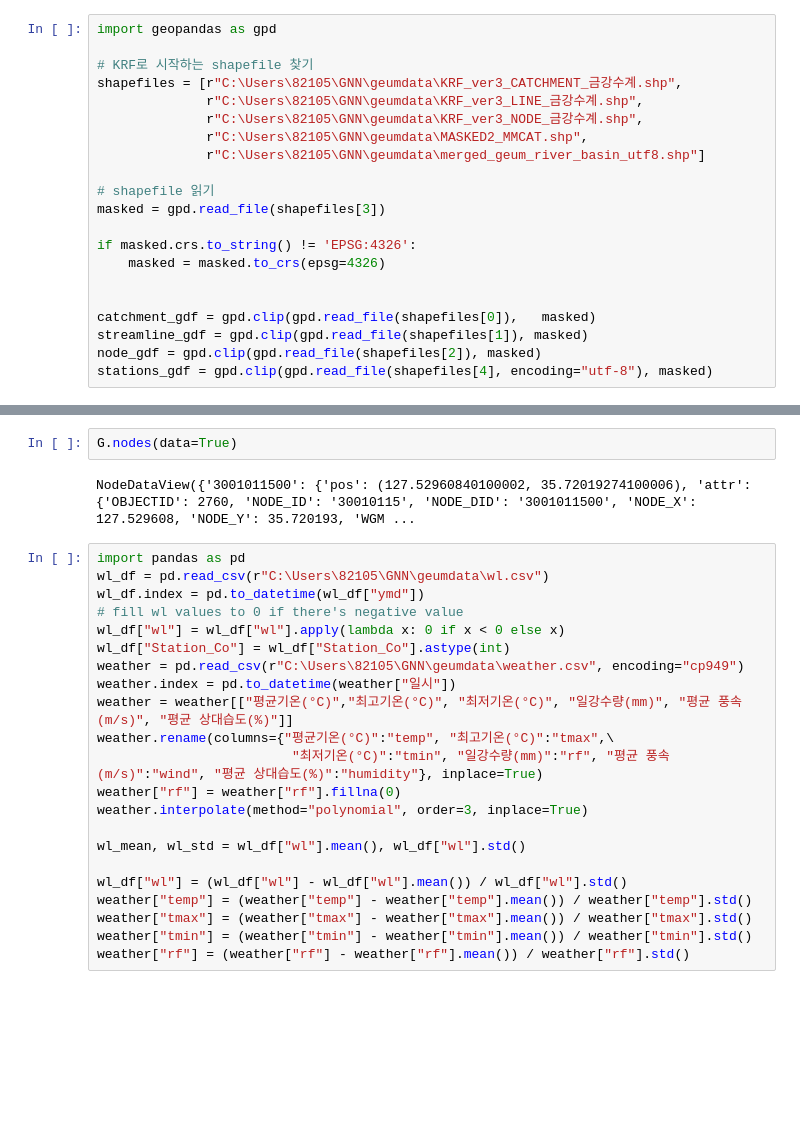
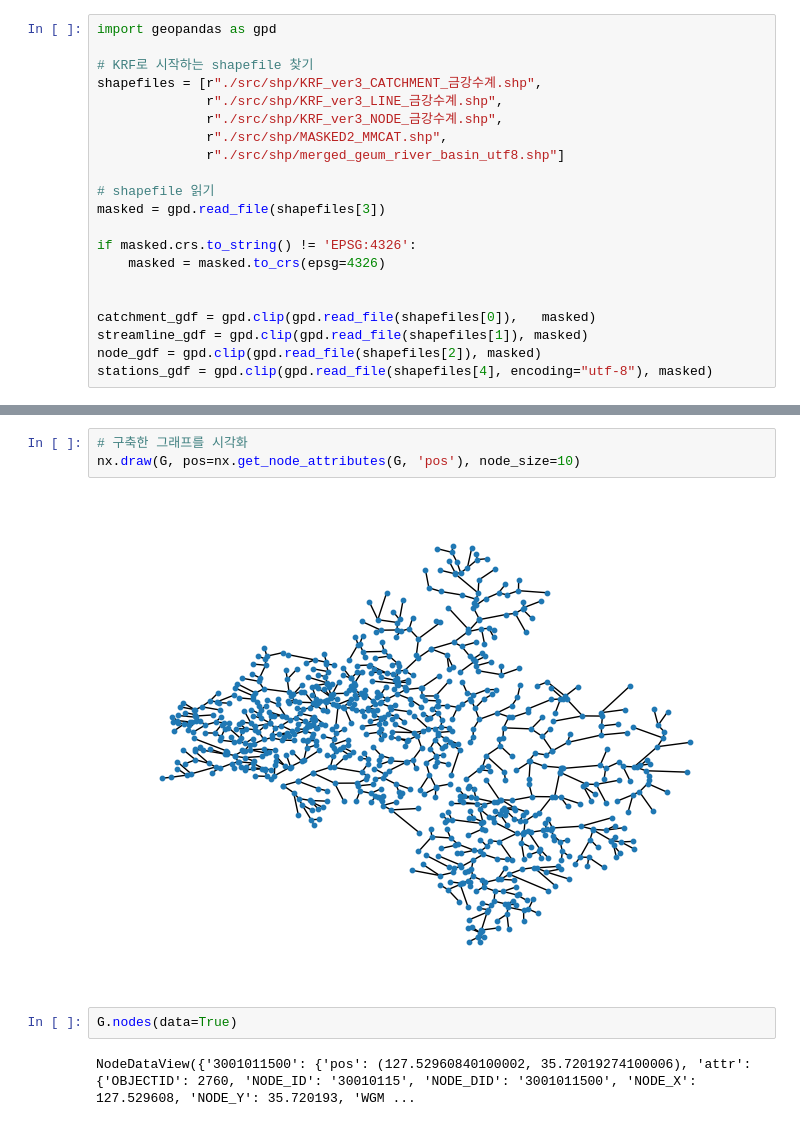
Before and after one commit to undertow515/geum_graph, a Jupyter notebook: makegraph.ipynb, the cells around one changed output, grey strips where cells are left out. Cells and saved outputs as stored; diff of their text form; blank space fills up the shorter version.

```diff
--- a/makegraph.ipynb
+++ b/makegraph.ipynb
@@ -2,11 +2,11 @@
 import geopandas as gpd
 
 # KRF로 시작하는 shapefile 찾기
-shapefiles = [r"C:\Users\82105\GNN\geumdata\KRF_ver3_CATCHMENT_금강수계.shp",
-              r"C:\Users\82105\GNN\geumdata\KRF_ver3_LINE_금강수계.shp",
-              r"C:\Users\82105\GNN\geumdata\KRF_ver3_NODE_금강수계.shp",
-              r"C:\Users\82105\GNN\geumdata\MASKED2_MMCAT.shp",
-              r"C:\Users\82105\GNN\geumdata\merged_geum_river_basin_utf8.shp"]
+shapefiles = [r"./src/shp/KRF_ver3_CATCHMENT_금강수계.shp",
+              r"./src/shp/KRF_ver3_LINE_금강수계.shp",
+              r"./src/shp/KRF_ver3_NODE_금강수계.shp",
+              r"./src/shp/MASKED2_MMCAT.shp",
+              r"./src/shp/merged_geum_river_basin_utf8.shp"]
 
 # shapefile 읽기
 masked = gpd.read_file(shapefiles[3])
@@ -85,26 +69,9 @@ for node_id in list(G.nodes()):
+# %%
+# 구축한 그래프를 시각화
+nx.draw(G, pos=nx.get_node_attributes(G, 'pos'), node_size=10)
+# %% [output]
+[figure, added]
 # %%
 G.nodes(data=True)
 # %% [output]
 NodeDataView({'3001011500': {'pos': (127.52960840100002, 35.72019274100006), 'attr': {'OBJECTID': 2760, 'NODE_ID': '30010115', 'NODE_DID': '3001011500', 'NODE_X': 127.529608, 'NODE_Y': 35.720193, 'WGM ...
-# %%
-import pandas as pd
-wl_df = pd.read_csv(r"C:\Users\82105\GNN\geumdata\wl.csv")
-wl_df.index = pd.to_datetime(wl_df["ymd"])
-# fill wl values to 0 if there's negative value
-wl_df["wl"] = wl_df["wl"].apply(lambda x: 0 if x < 0 else x)
-wl_df["Station_Co"] = wl_df["Station_Co"].astype(int)
-weather = pd.read_csv(r"C:\Users\82105\GNN\geumdata\weather.csv", encoding="cp949")
-weather.index = pd.to_datetime(weather["일시"])
-weather = weather[["평균기온(°C)","최고기온(°C)", "최저기온(°C)", "일강수량(mm)", "평균 풍속(m/s)", "평균 상대습도(%)"]]
-weather.rename(columns={"평균기온(°C)":"temp", "최고기온(°C)":"tmax",\
-                         "최저기온(°C)":"tmin", "일강수량(mm)":"rf", "평균 풍속(m/s)":"wind", "평균 상대습도(%)":"humidity"}, inplace=True)
-weather["rf"] = weather["rf"].fillna(0)
-weather.interpolate(method="polynomial", order=3, inplace=True)
-
-wl_mean, wl_std = wl_df["wl"].mean(), wl_df["wl"].std()
-
-wl_df["wl"] = (wl_df["wl"] - wl_df["wl"].mean()) / wl_df["wl"].std()
-weather["temp"] = (weather["temp"] - weather["temp"].mean()) / weather["temp"].std()
-weather["tmax"] = (weather["tmax"] - weather["tmax"].mean()) / weather["tmax"].std()
-weather["tmin"] = (weather["tmin"] - weather["tmin"].mean()) / weather["tmin"].std()
-weather["rf"] = (weather["rf"] - weather["rf"].mean()) / weather["rf"].std()
```
Also changed, not shown: parts of 20 cells of this notebook.
